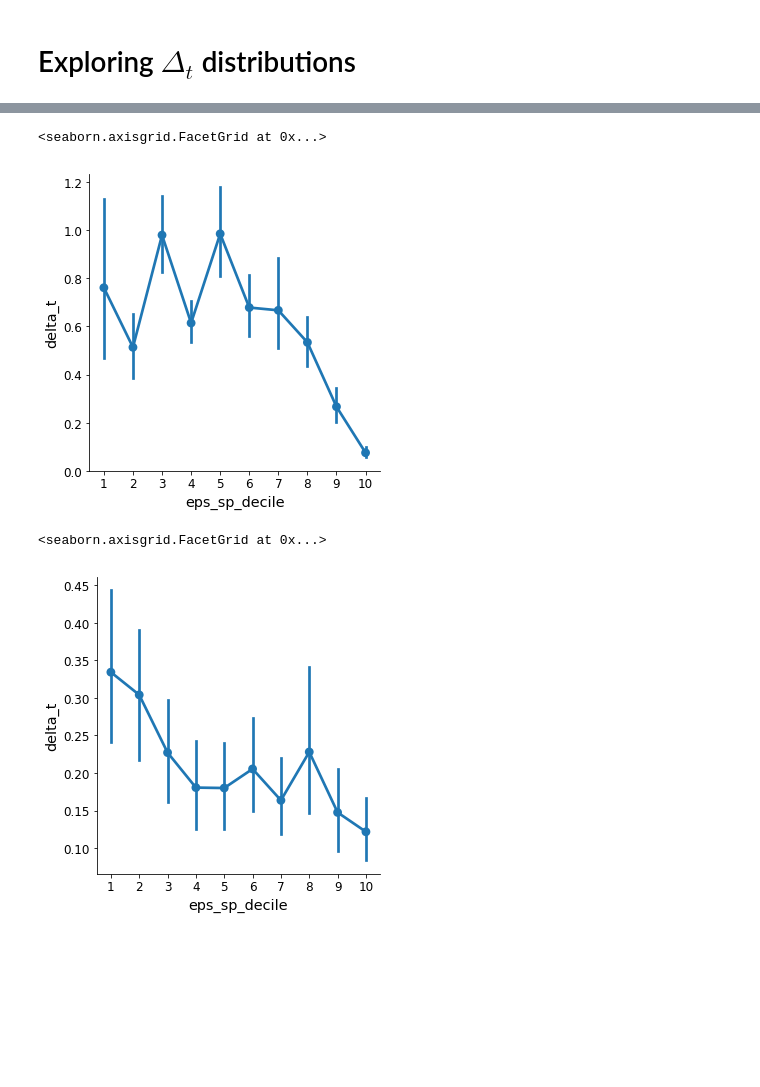
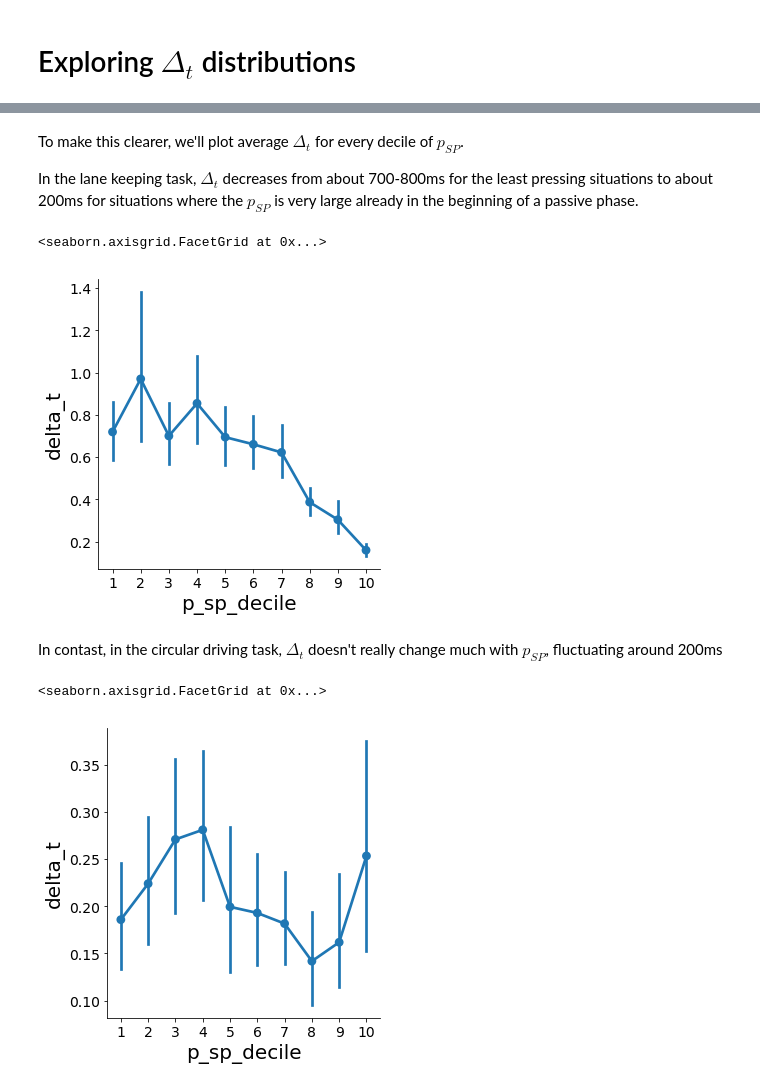
Before and after one commit to cherepaha/initiation, a Jupyter notebook: steering_data_analysis.ipynb, the cells around one changed output, grey strips where cells are left out. Cells and saved outputs as stored; diff of their text form; code cells hidden in the pictures; blank space fills up the shorter version.

```diff
--- a/steering_data_analysis.ipynb
+++ b/steering_data_analysis.ipynb
@@ -109,3 +96,7 @@ save_passive_phases_to_csv(cd_data, cd_sightpoint_data, 'cd')
 # %%
 passive_phases_lk = pd.read_csv(os.path.join(data_path, 'passive_phases_lk.csv'), index_col=None)
 passive_phases_cd = pd.read_csv(os.path.join(data_path, 'passive_phases_cd.csv'), index_col=None)
+
+# there is an outlier in the circular driving task, better exclude it
+print(passive_phases_cd[passive_phases_cd.p_sp>2])
+passive_phases_cd = passive_phases_cd[passive_phases_cd.p_sp<2]
@@ -187,11 +207,17 @@ ax.set_ylim((0.05, 50))
+# %% [markdown]
+To make this clearer, we'll plot average $\Delta_t$ for every decile of $p_{SP}$.
+
+In the lane keeping task, $\Delta_t$ decreases from about 700-800ms for the least pressing situations to about 200ms for situations where the $p_{SP}$ is very large already in the beginning of a passive phase.
 # %%
-sns.factorplot(data=passive_phases_lk, x='eps_sp_decile', y='delta_t', kind='point')
+sns.factorplot(data=passive_phases_lk, x='p_sp_decile', y='delta_t', kind='point')
 # %% [output]
 <seaborn.axisgrid.FacetGrid at 0x...>
-[figure, old version]
+[figure, new version]
+# %% [markdown]
+In contast, in the circular driving task, $\Delta_t$ doesn't really change much with $p_{SP}$, fluctuating around 200ms
 # %%
-sns.factorplot(data=passive_phases_cd, x='eps_sp_decile', y='delta_t', kind='point')
+sns.factorplot(data=passive_phases_cd, x='p_sp_decile', y='delta_t', kind='point')
 # %% [output]
 <seaborn.axisgrid.FacetGrid at 0x...>
-[figure, old version]
+[figure, new version]
 # %% [markdown]
```
Also changed, not shown: parts of 25 cells of this notebook, 2 other files.
